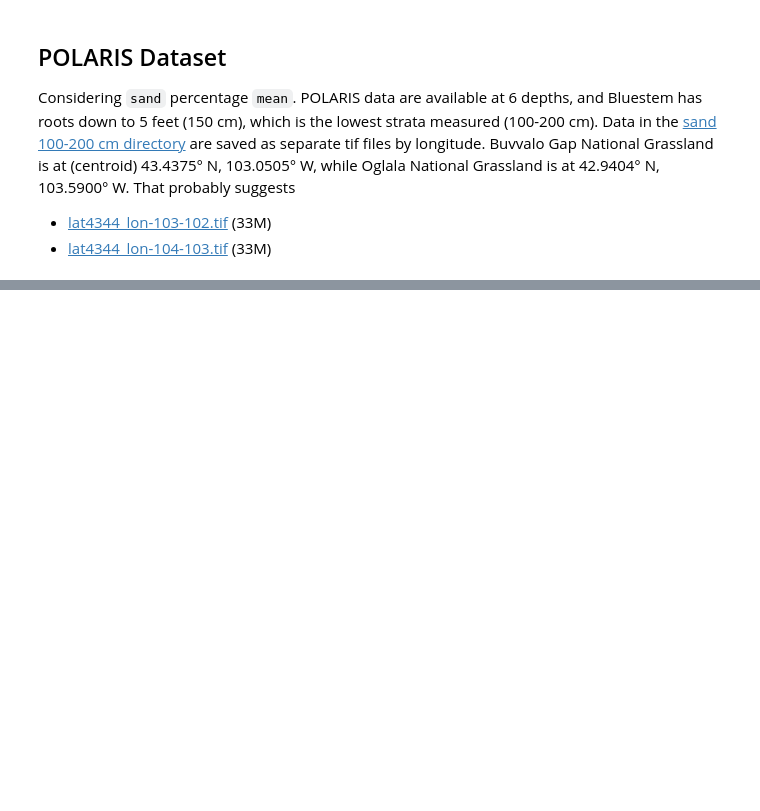
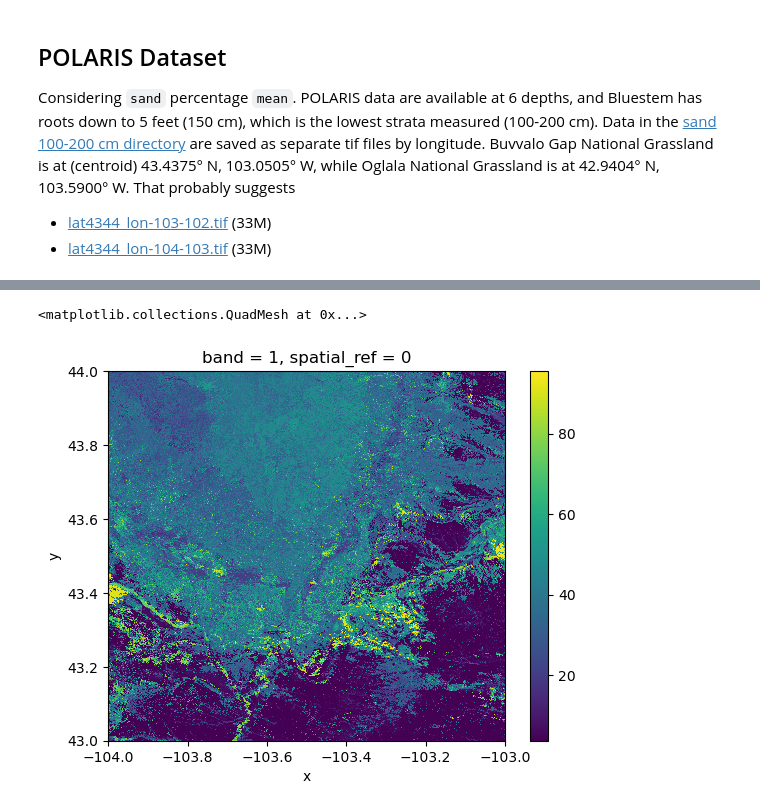
Before and after one commit to byandell-envsys/habitatSuitability, a Jupyter notebook: 2_1_download_model_vars.ipynb, the cells around one changed output, grey strips where cells are left out. Drawn from its saved outputs; the diff is of its cells as text; code cells hidden in the pictures; blank space fills up the shorter version.

Commit message:
incorporate Elsa's ideas on POLARIS

```diff
--- a/2_1_download_model_vars.ipynb
+++ b/2_1_download_model_vars.ipynb
@@ -67,0 +38,9 @@ print(data.shape)  # Print the shape of the NumPy array
+# %%
+soil_url = (
+    "http://hydrology.cee.duke.edu/POLARIS/PROPERTIES/v1.0/"
+    "sand/"
+    "mean/"
+    "100_200/"
+    "lat4344_lon-104-103.tif"
+)
+soil_url
@@ -67,0 +49,6 @@ print(data.shape)  # Print the shape of the NumPy array
+# %%
+soil_da = rxr.open_rasterio(
+    soil_url,
+    mas_and_scale=True
+).squeeze()
+soil_da
@@ -67,0 +68,5 @@ print(data.shape)  # Print the shape of the NumPy array
+# %%
+soil_da.plot()
+# %% [output]
+<matplotlib.collections.QuadMesh at 0x...>
+[figure, added]
```
Also changed, not shown: parts of 14 cells of this notebook.
